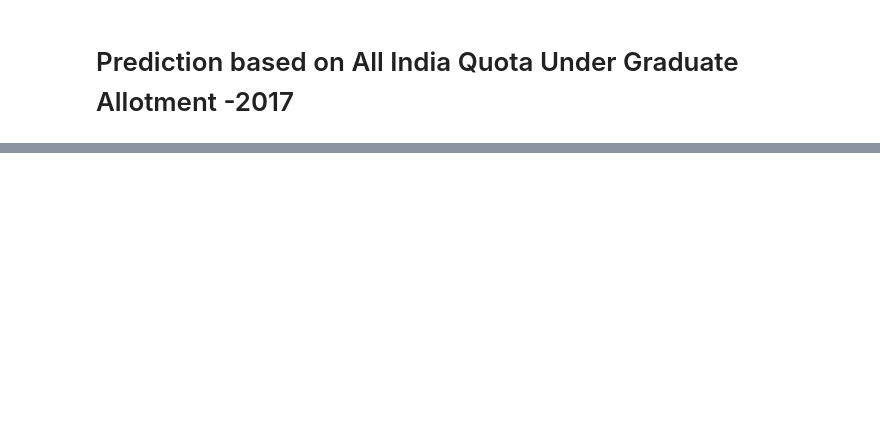
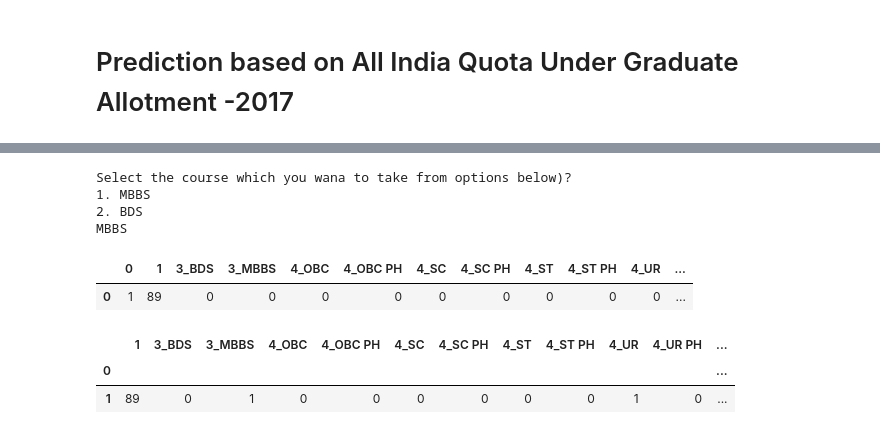
Before and after one commit to kunalgoyal9/MereExam-college-prediction-NEET-, a Jupyter notebook: notebook.ipynb, the cells around one changed output, grey strips where cells are left out. Saved outputs shown, nothing was run; the diff lists cells and outputs as text; code cells hidden in the pictures; blank space fills up the shorter version.

```diff
--- a/notebook.ipynb
+++ b/notebook.ipynb
@@ -145,0 +276,4 @@ print('1. UR \n2. UR PH ')
+# %%
+print('Select the category which you belong to (from options below)?')
+print('1. UR \n2. UR PH\n3. OBC \n4. OBC PH\n5. SC\n6. SC PH\n7. ST\n8. ST PH')
+candidate_cat = input()
@@ -145,0 +291,29 @@ print('1. UR \n2. UR PH ')
+# %%
+print('Select the course which you wana to take from options below)?')
+print('1. MBBS \n2. BDS')
+course = input()
+# %% [output]
+Select the course which you wana to take from options below)?
+1. MBBS
+2. BDS
+MBBS
+# %%
+clmns = ['3_BDS','3_MBBS','4_OBC','4_OBC PH','4_SC','4_SC PH','4_ST','4_ST PH','4_UR','4_UR PH','5_OBC','5_OBC PH','5_SC','5_SC PH','5_ST','5_ST PH','5_UR','5_UR PH']
+test = pd.DataFrame({0:[1],1:[rank]})
+for i in clmns:
+  test[i] = pd.Series(np.random.randint(1))
+test
+# %% [output]
+|  | 0 | 1 | 3_BDS | 3_MBBS | 4_OBC | 4_OBC PH | 4_SC | 4_SC PH | 4_ST | 4_ST PH | 4_UR | ... |
+| 0 | 1 | 89 | 0 | 0 | 0 | 0 | 0 | 0 | 0 | 0 | 0 | ... |
+# %%
+test = test.set_index(0)
+# %%
+test['3_'+course] = 1
+test['4_'+alloted_cat] = 1
+test['5_'+candidate_cat] = 1
+test
+# %% [output]
+|  | 1 | 3_BDS | 3_MBBS | 4_OBC | 4_OBC PH | 4_SC | 4_SC PH | 4_ST | 4_ST PH | 4_UR | 4_UR PH | ... |
+| 0 |  |  |  |  |  |  |  |  |  |  |  | ... |
+| 1 | 89 | 0 | 1 | 0 | 0 | 0 | 0 | 0 | 0 | 1 | 0 | ... |
```
Also changed, not shown: parts of 23 cells of this notebook.
